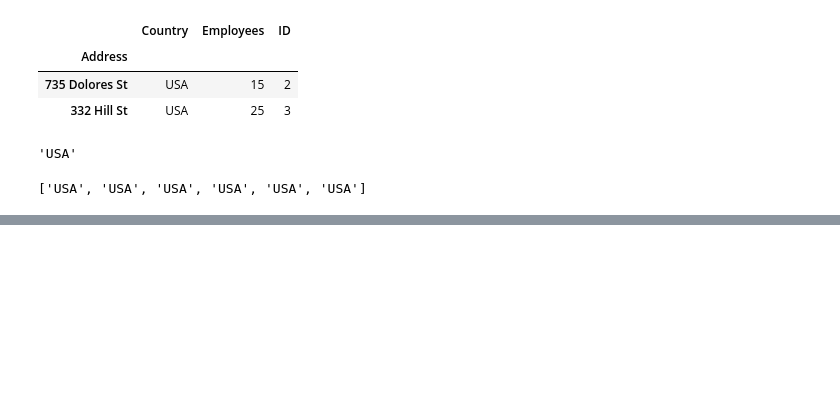
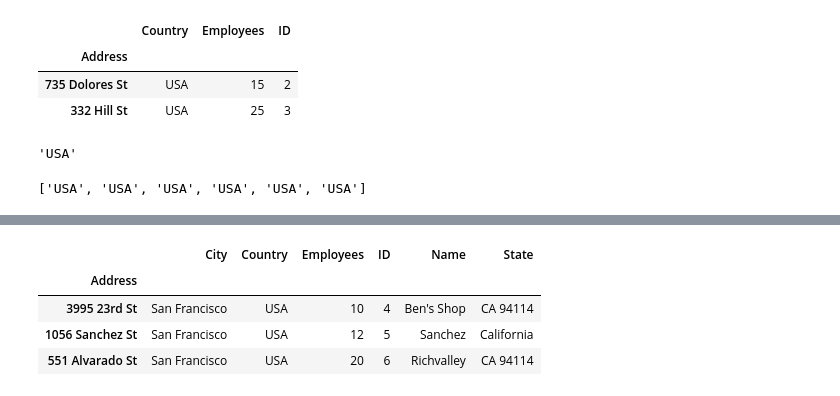
Before and after one commit to thispassing/jupyter, a Jupyter notebook: learnPandas.ipynb, the cells around one changed output, grey strips where cells are left out. Cells and saved outputs as stored; diff of their text form; code cells hidden in the pictures; blank space fills up the shorter version.

```diff
--- a/learnPandas.ipynb
+++ b/learnPandas.ipynb
@@ -128,0 +204,4 @@ list(df7.loc[:,"Country"])
+# %%
+df7=pandas.read_json("http://pythonhow.com/supermarkets.json")
+df7=df7.set_index("Address")
+df7
@@ -128,0 +217,8 @@ list(df7.loc[:,"Country"])
+# %%
+df7.drop(df7.index[0:3],0)
+# %% [output]
+|  | City | Country | Employees | ID | Name | State |
+| Address |  |  |  |  |  |  |
+| 3995 23rd St | San Francisco | USA | 10 | 4 | Ben's Shop | CA 94114 |
+| 1056 Sanchez St | San Francisco | USA | 12 | 5 | Sanchez | California |
+| 551 Alvarado St | San Francisco | USA | 20 | 6 | Richvalley | CA 94114 |
```
Also changed, not shown: parts of 11 cells of this notebook.
